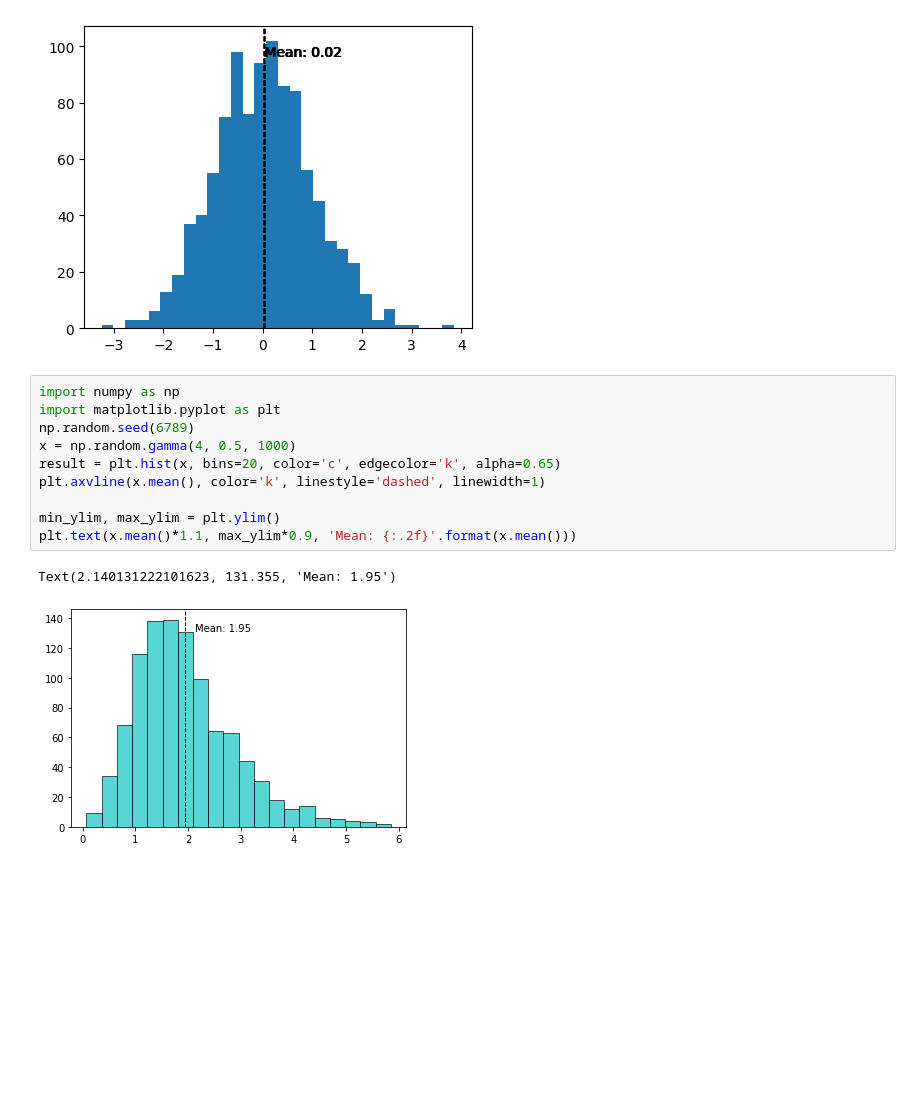
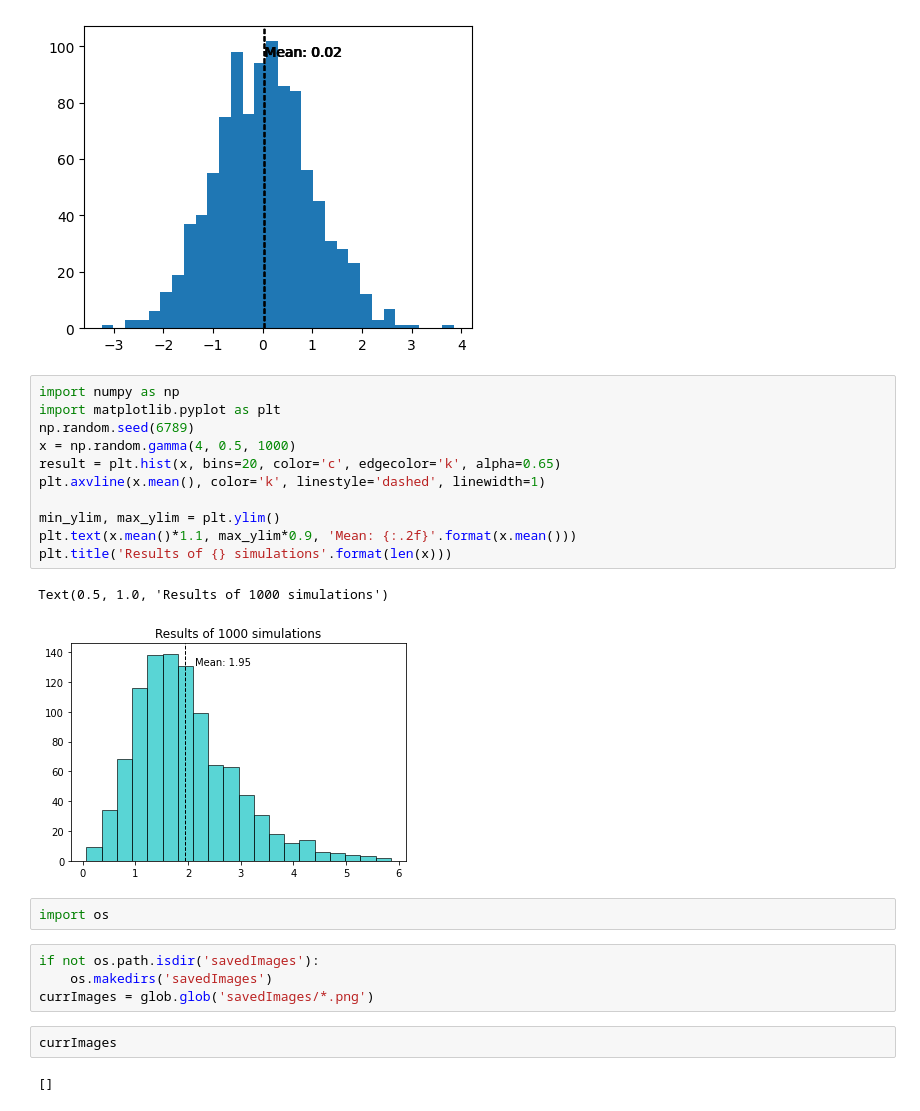
Before and after one commit to JLaoo/Gacha-Simulator, a Jupyter notebook: test.ipynb, the cells around one changed output. Cells and saved outputs as stored; diff of their text form; blank space fills up the shorter version.

```diff
--- a/test.ipynb
+++ b/test.ipynb
@@ -86,13 +86,24 @@ fig
 # %%
 import numpy as np
 import matplotlib.pyplot as plt
 np.random.seed(6789)
 x = np.random.gamma(4, 0.5, 1000)
 result = plt.hist(x, bins=20, color='c', edgecolor='k', alpha=0.65)
 plt.axvline(x.mean(), color='k', linestyle='dashed', linewidth=1)
 
 min_ylim, max_ylim = plt.ylim()
 plt.text(x.mean()*1.1, max_ylim*0.9, 'Mean: {:.2f}'.format(x.mean()))
+plt.title('Results of {} simulations'.format(len(x)))
 # %% [output]
-Text(2.140131222101623, 131.355, 'Mean: 1.95')
+Text(0.5, 1.0, 'Results of 1000 simulations')
-[figure, old version]
+[figure, new version]
+# %%
+import os
+# %%
+if not os.path.isdir('savedImages'):
+	os.makedirs('savedImages')
+currImages = glob.glob('savedImages/*.png')
+# %%
+currImages
+# %% [output]
+[]
```
Also changed, not shown: 6 other files.
